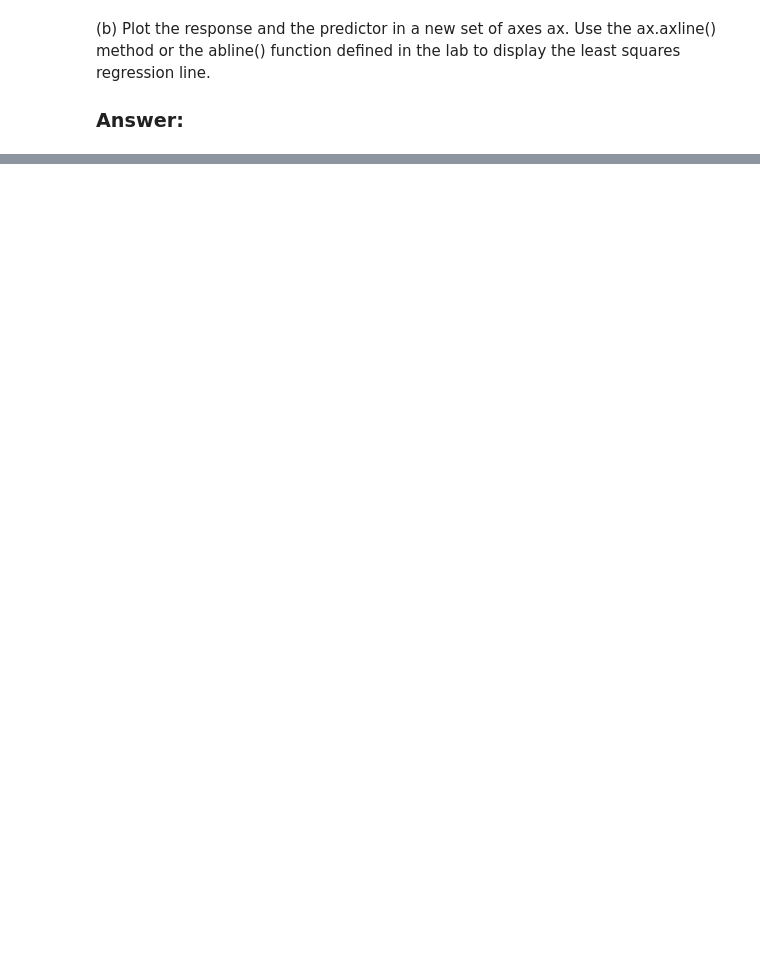
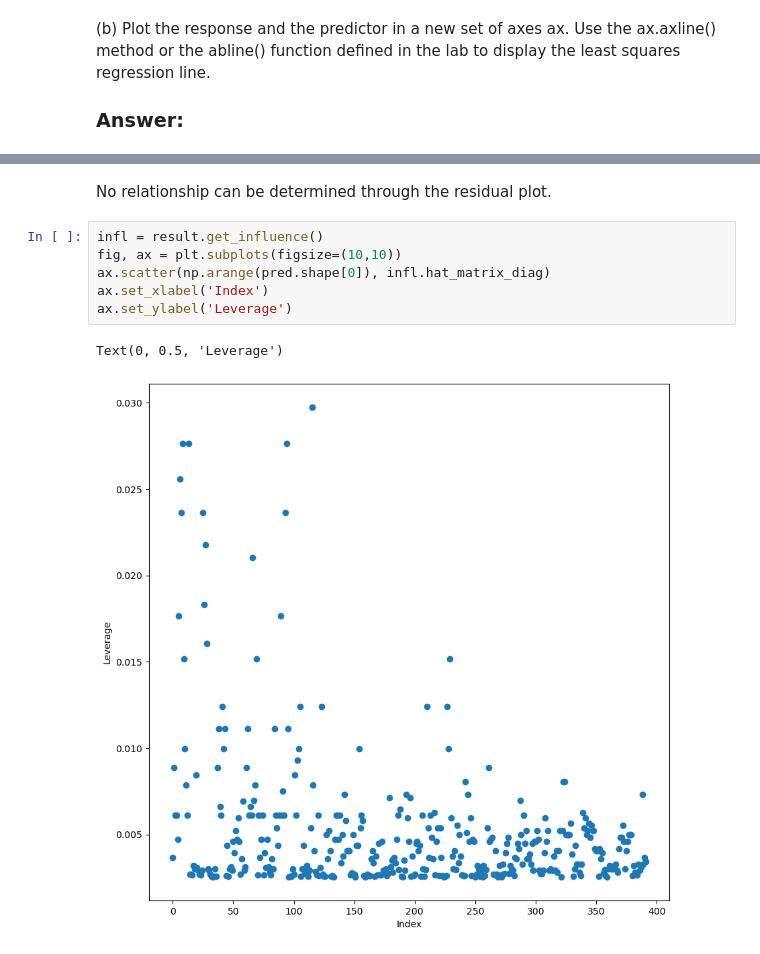
Before and after one commit to ki94mach/ISLP-Exercises, a Jupyter notebook: Chapter_03/Applied.ipynb, the cells around one changed output, grey strips where cells are left out. Drawn from its saved outputs; the diff is of its cells as text; blank space fills up the shorter version.

```diff
--- a/Chapter_03/Applied.ipynb
+++ b/Chapter_03/Applied.ipynb
@@ -74,0 +107,11 @@ The Prediction mean for 98 horsepower is [24.28] with 95% confidence interval of
+# %% [markdown]
+No relationship can be determined through the residual plot.
+# %%
+infl = result.get_influence()
+fig, ax = plt.subplots(figsize=(10,10))
+ax.scatter(np.arange(pred.shape[0]), infl.hat_matrix_diag)
+ax.set_xlabel('Index')
+ax.set_ylabel('Leverage')
+# %% [output]
+Text(0, 0.5, 'Leverage')
+[figure, added]
```
Also changed, not shown: parts of 18 cells of this notebook.
